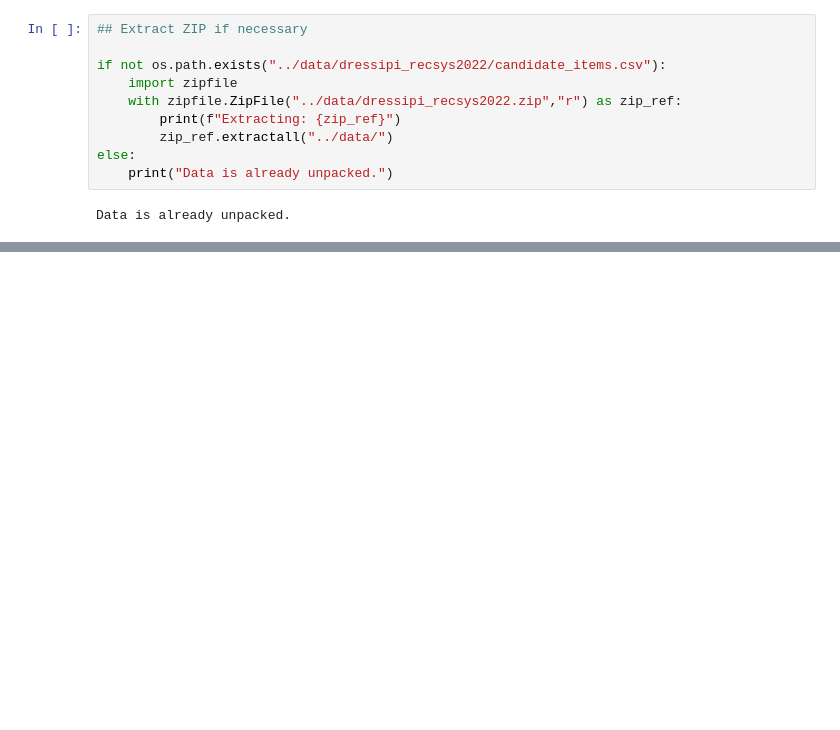
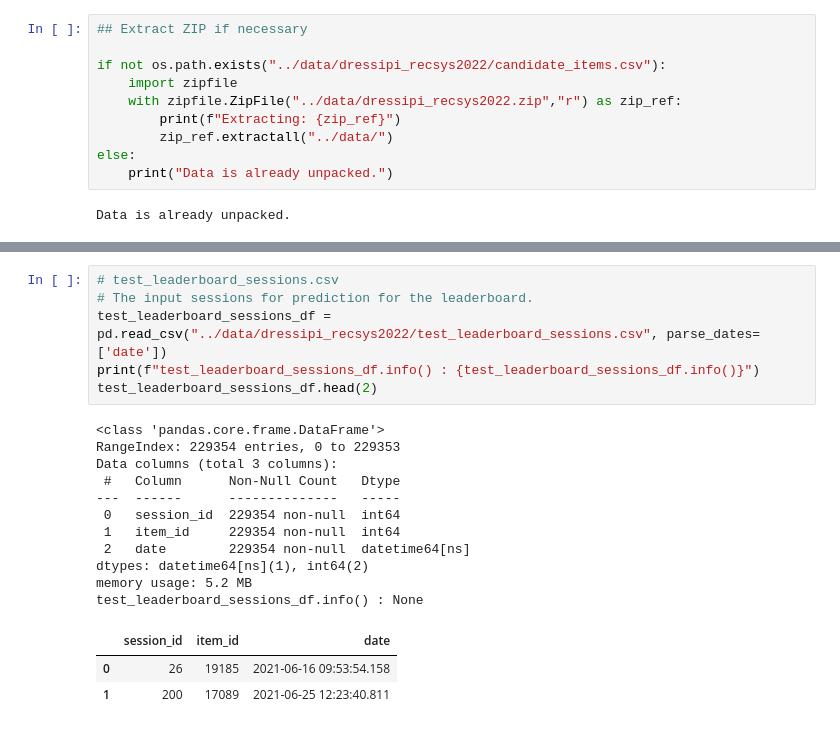
Before and after one commit to borkox/uni-sofia-recsys-dressipi, a Jupyter notebook: notebooks/EDA.ipynb, the cells around one changed output, grey strips where cells are left out. Cells and saved outputs as stored; diff of their text form; blank space fills up the shorter version.

```diff
--- a/notebooks/EDA.ipynb
+++ b/notebooks/EDA.ipynb
@@ -141,0 +134,21 @@ candidate_items_df.info() : None
+# %%
+# test_leaderboard_sessions.csv
+# The input sessions for prediction for the leaderboard.
+test_leaderboard_sessions_df = pd.read_csv("../data/dressipi_recsys2022/test_leaderboard_sessions.csv", parse_dates=['date'])
+print(f"test_leaderboard_sessions_df.info() : {test_leaderboard_sessions_df.info()}")
+test_leaderboard_sessions_df.head(2)
+# %% [output]
+<class 'pandas.core.frame.DataFrame'>
+RangeIndex: 229354 entries, 0 to 229353
+Data columns (total 3 columns):
+ #   Column      Non-Null Count   Dtype
+---  ------      --------------   -----
+ 0   session_id  229354 non-null  int64
+ 1   item_id     229354 non-null  int64
+ 2   date        229354 non-null  datetime64[ns]
+dtypes: datetime64[ns](1), int64(2)
+memory usage: 5.2 MB
+test_leaderboard_sessions_df.info() : None
+|  | session_id | item_id | date |
+| 0 | 26 | 19185 | 2021-06-16 09:53:54.158 |
+| 1 | 200 | 17089 | 2021-06-25 12:23:40.811 |
```
Also changed, not shown: parts of 16 cells of this notebook.
